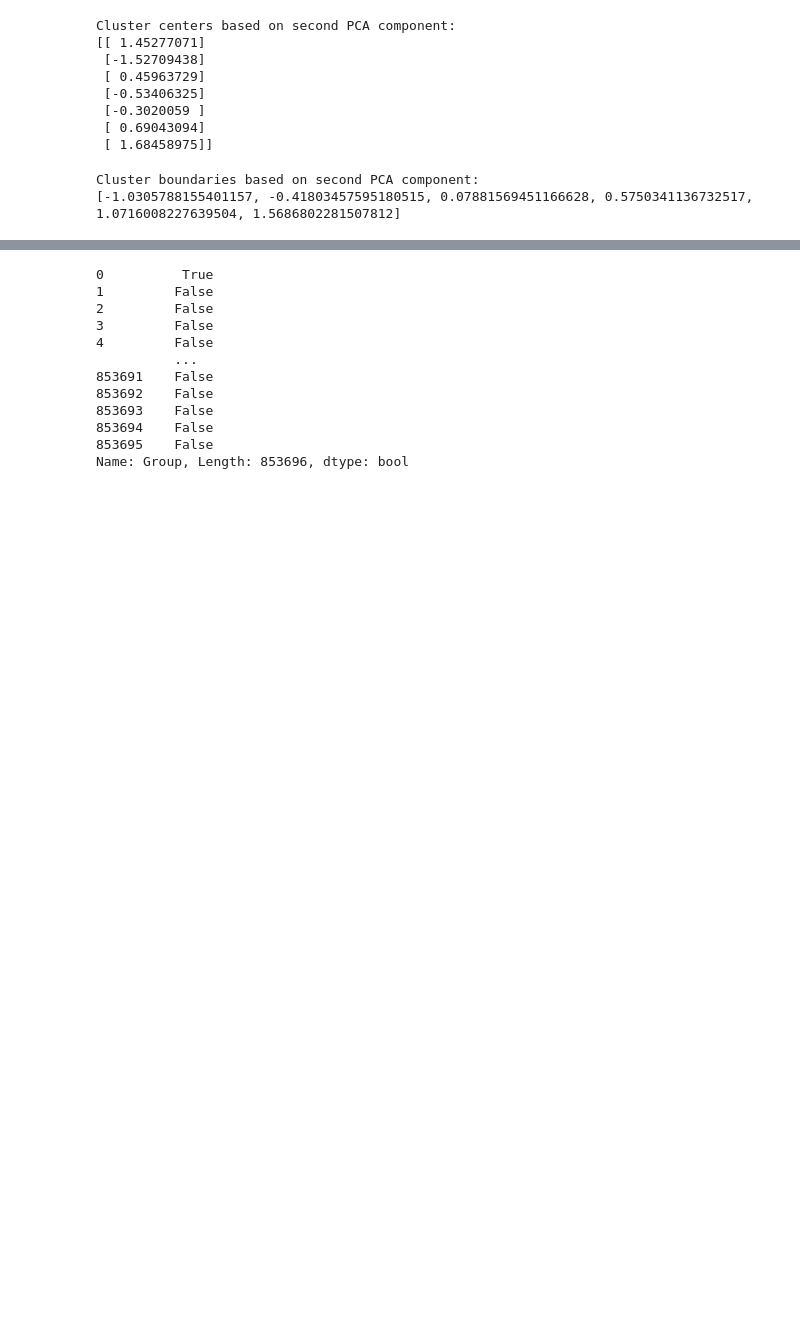
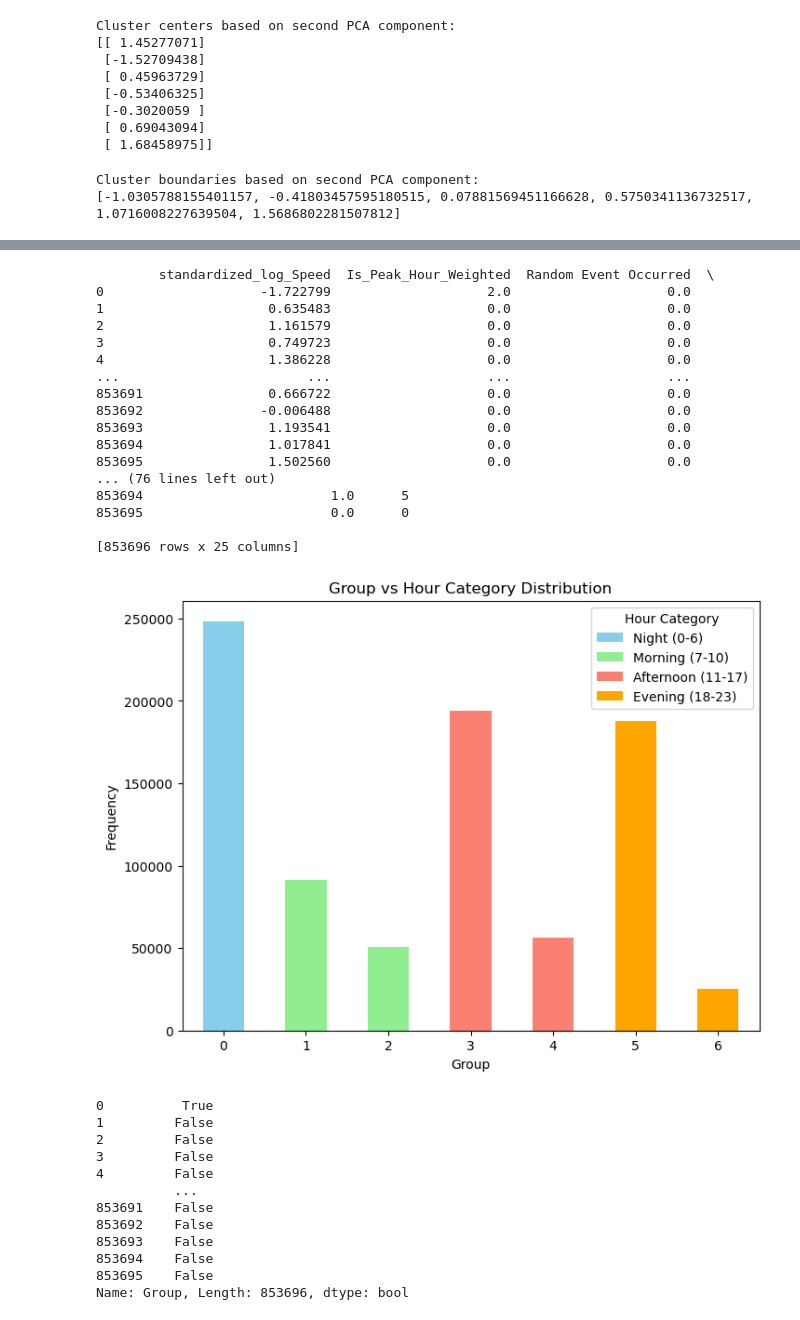
Before and after one commit to younggun339/ML, a Jupyter notebook: ML.ipynb, the cells around one changed output, grey strips where cells are left out. Drawn from its saved outputs; the diff is of its cells as text; code cells hidden in the pictures; blank space fills up the shorter version.

```diff
--- a/ML.ipynb
+++ b/ML.ipynb
@@ -430,3 +404,34 @@ plt.show()
+# %%
+# Group과 Hour_Category의 빈도수를 세어 막대그래프로 그리기
+grouped = encoded_df.groupby(['Group', 'Hour_Category']).size().unstack(fill_value=0)
+print(encoded_df)
+# 막대그래프 그리기
+grouped.plot(kind='bar', stacked=True, figsize=(8, 6), color=['skyblue', 'lightgreen', 'salmon', 'orange'])
+plt.title('Group vs Hour Category Distribution')
+plt.xlabel('Group')
+plt.ylabel('Frequency')
+plt.xticks(rotation=0)
+plt.legend(title='Hour Category', labels=['Night (0-6)', 'Morning (7-10)', 'Afternoon (11-17)', 'Evening (18-23)'])
+plt.show()
+# %% [output]
+        standardized_log_Speed  Is_Peak_Hour_Weighted  Random Event Occurred  \
+0                    -1.722799                    2.0                    0.0
+1                     0.635483                    0.0                    0.0
+2                     1.161579                    0.0                    0.0
+3                     0.749723                    0.0                    0.0
+4                     1.386228                    0.0                    0.0
+...                        ...                    ...                    ...
+853691                0.666722                    0.0                    0.0
+853692               -0.006488                    0.0                    0.0
+853693                1.193541                    0.0                    0.0
+853694                1.017841                    0.0                    0.0
+853695                1.502560                    0.0                    0.0
+... (76 lines left out)
+853694                        1.0      5
+853695                        0.0      0
+
+[853696 rows x 25 columns]
+[figure, added]
 # %%
 print(encoded_df['Group'])
 # %% [output]
```
Also changed, not shown: parts of 17 cells of this notebook, 1 other file.
